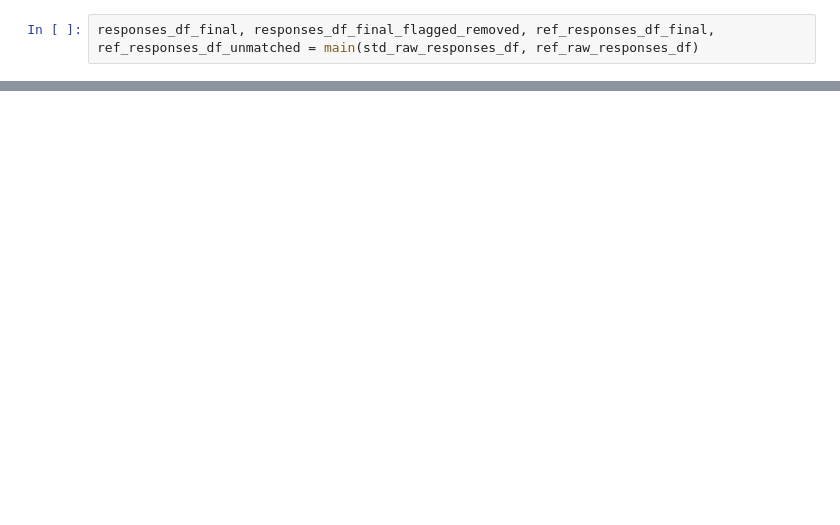
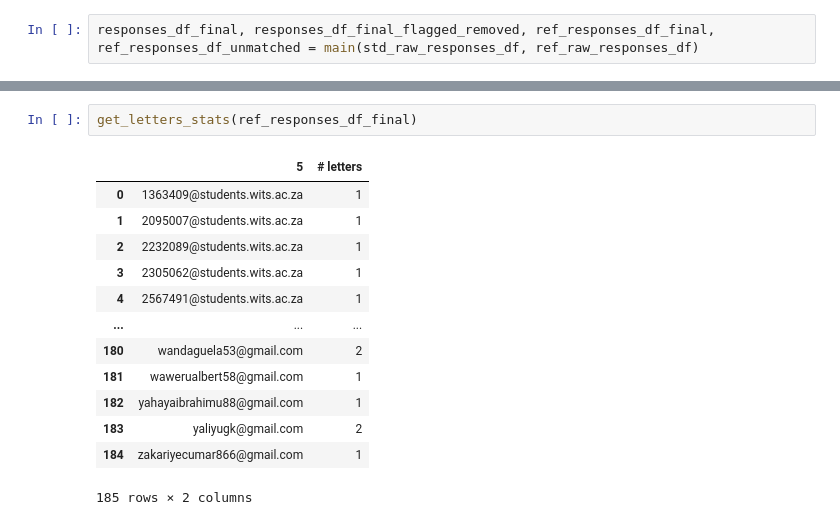
Before and after one commit to trendinafrica/student_selection_process_automation, a Jupyter notebook: main.ipynb, the cells around one changed output, grey strips where cells are left out. Saved outputs shown, nothing was run; the diff lists cells and outputs as text; blank space fills up the shorter version.

```diff
--- a/main.ipynb
+++ b/main.ipynb
@@ -685,0 +881,16 @@ ref_responses_df_final.groupby([ref_idcs['std']['firstname_idx'], ref_idcs['std'
+# %%
+get_letters_stats(ref_responses_df_final)
+# %% [output]
+|  | 5 | # letters |
+| 0 | 1363409@students.wits.ac.za | 1 |
+| 1 | 2095007@students.wits.ac.za | 1 |
+| 2 | 2232089@students.wits.ac.za | 1 |
+| 3 | 2305062@students.wits.ac.za | 1 |
+| 4 | 2567491@students.wits.ac.za | 1 |
+| ... | ... | ... |
+| 180 | wandaguela53@gmail.com | 2 |
+| 181 | wawerualbert58@gmail.com | 1 |
+| 182 | yahayaibrahimu88@gmail.com | 1 |
+| 183 | yaliyugk@gmail.com | 2 |
+| 184 | zakariyecumar866@gmail.com | 1 |
+185 rows × 2 columns
```
Also changed, not shown: parts of 21 cells of this notebook, 2 other files.
